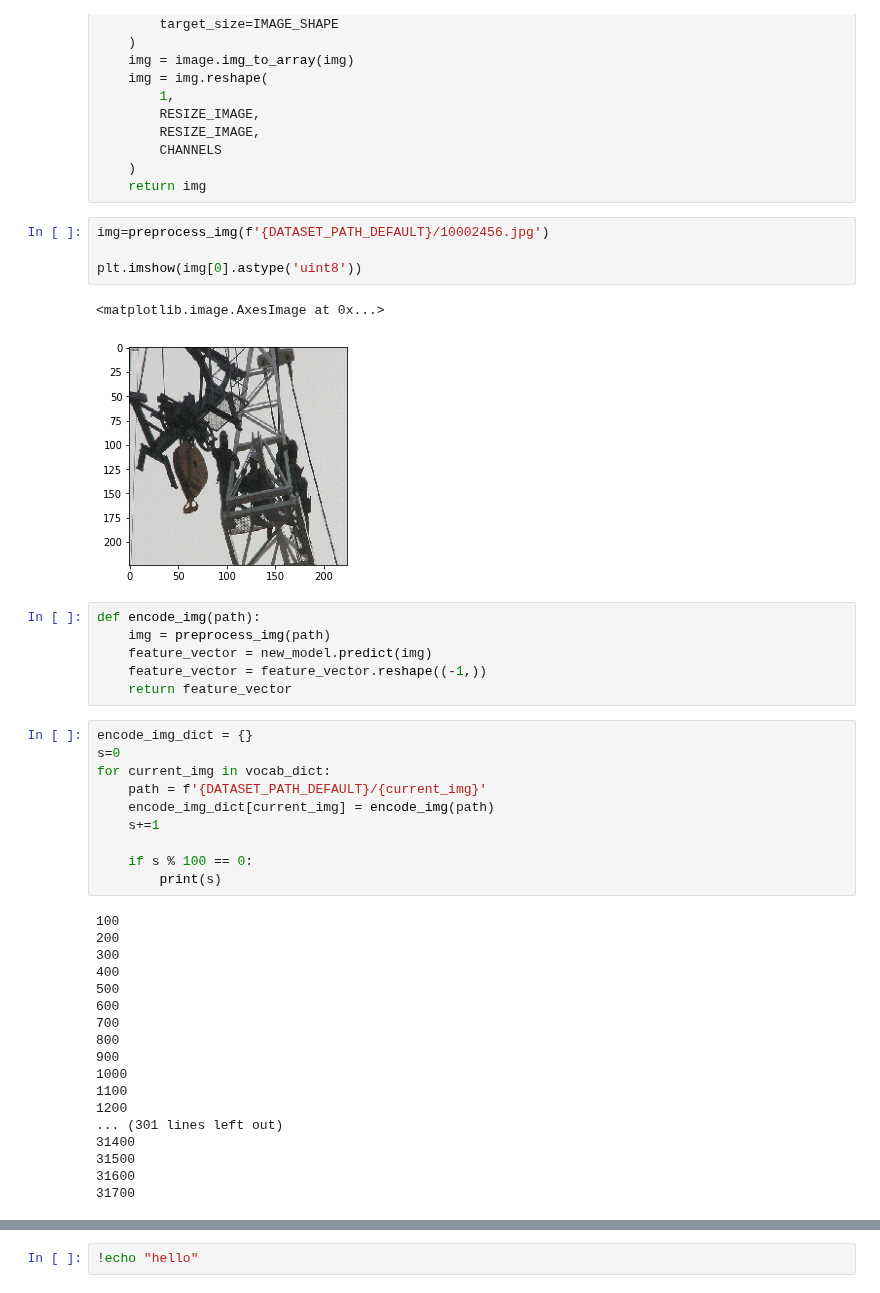
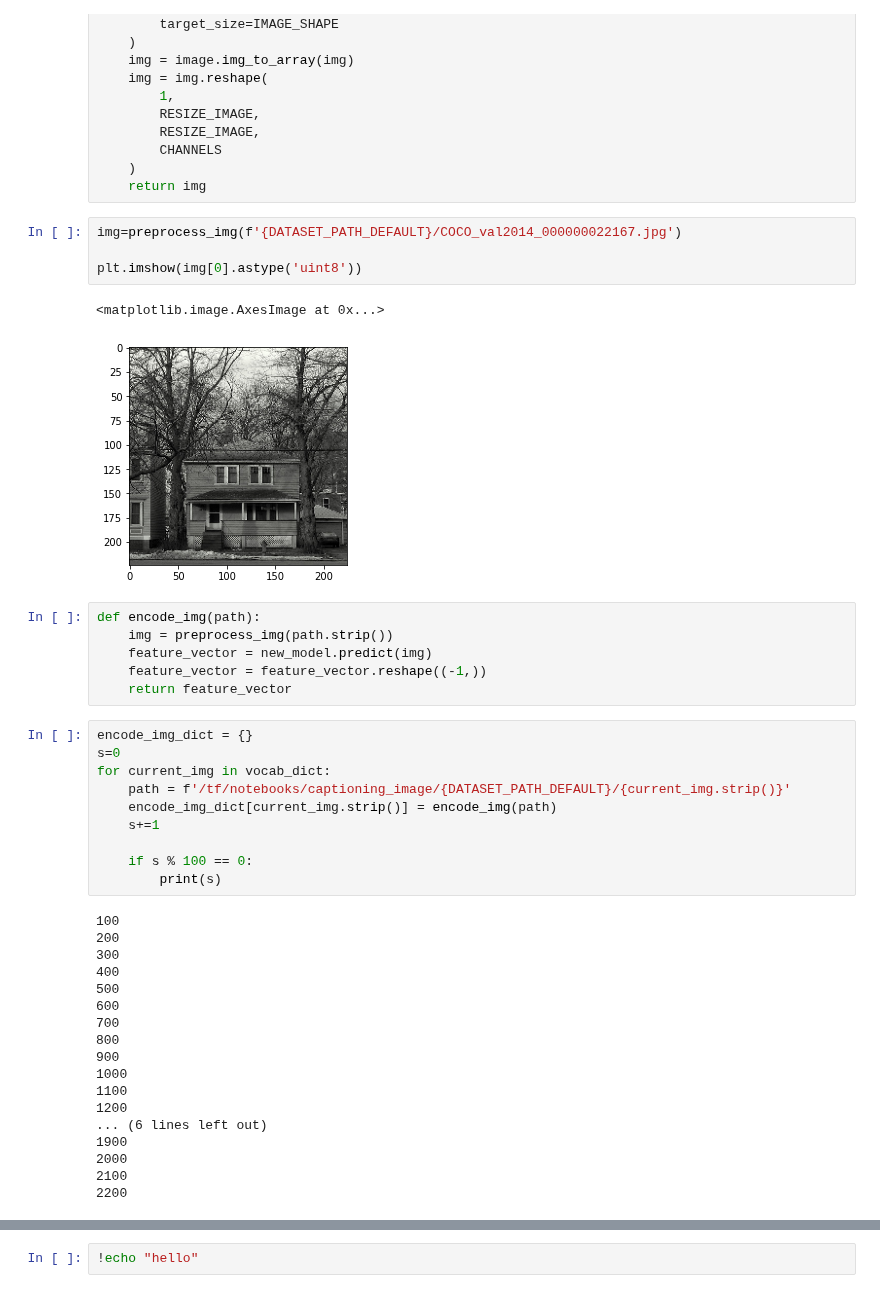
Before and after one commit to joberthrogers18/Analise_Sentimental_em_Imagens, a Jupyter notebook: captioning_image/captioning_images.ipynb, the cells around one changed output, grey strips where cells are left out. Cells and saved outputs as stored; diff of their text form.

```diff
--- a/captioning_image/captioning_images.ipynb
+++ b/captioning_image/captioning_images.ipynb
@@ -198,15 +257,15 @@ def preprocess_img(path):
     )
     return img
 # %%
-img=preprocess_img(f'{DATASET_PATH_DEFAULT}/10002456.jpg')
+img=preprocess_img(f'{DATASET_PATH_DEFAULT}/COCO_val2014_000000022167.jpg')
 
 plt.imshow(img[0].astype('uint8'))
 # %% [output]
 <matplotlib.image.AxesImage at 0x...>
-[figure, old version]
+[figure, new version]
 # %%
 def encode_img(path):
-    img = preprocess_img(path)
+    img = preprocess_img(path.strip())
     feature_vector = new_model.predict(img)
     feature_vector = feature_vector.reshape((-1,))
     return feature_vector
@@ -214,8 +273,8 @@ def encode_img(path):
 encode_img_dict = {}
 s=0
 for current_img in vocab_dict:
-    path = f'{DATASET_PATH_DEFAULT}/{current_img}'
-    encode_img_dict[current_img] = encode_img(path)
+    path = f'/tf/notebooks/captioning_image/{DATASET_PATH_DEFAULT}/{current_img.strip()}'
+    encode_img_dict[current_img.strip()] = encode_img(path)
     s+=1
 
     if s % 100 == 0:
@@ -233,9 +292,9 @@ for current_img in vocab_dict:
 1000
 1100
 1200
-... (301 lines left out)
-31400
-31500
-31600
-31700
+... (6 lines left out)
+1900
+2000
+2100
+2200
 # %%
```
Also changed, not shown: parts of 33 cells of this notebook, 1 other file.
